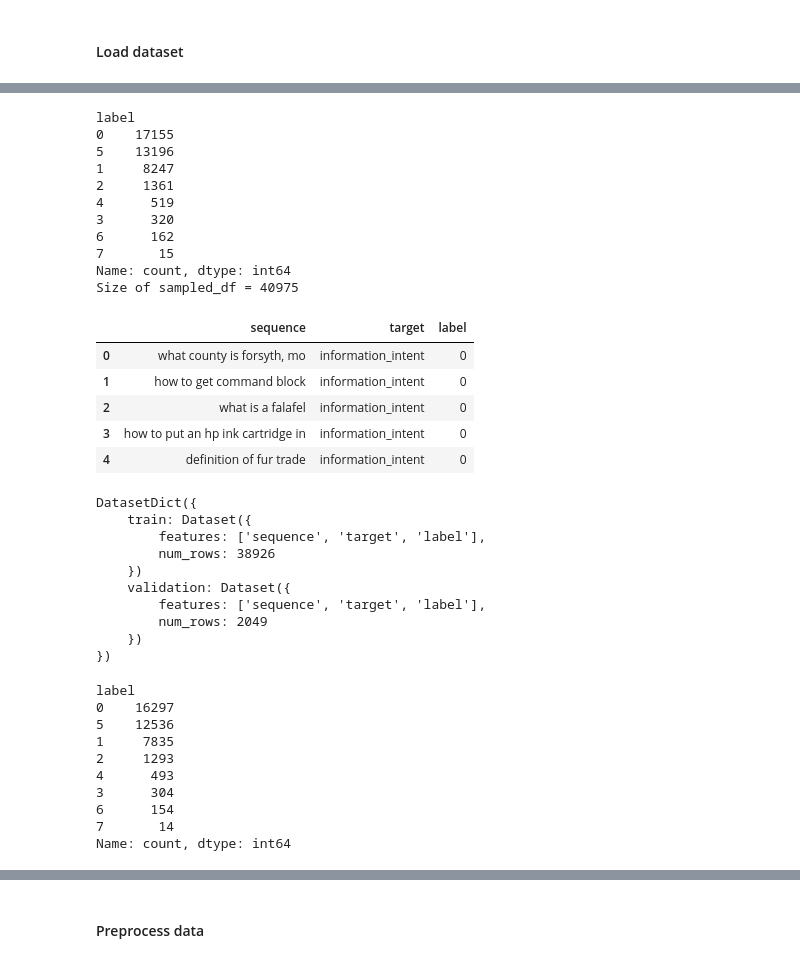
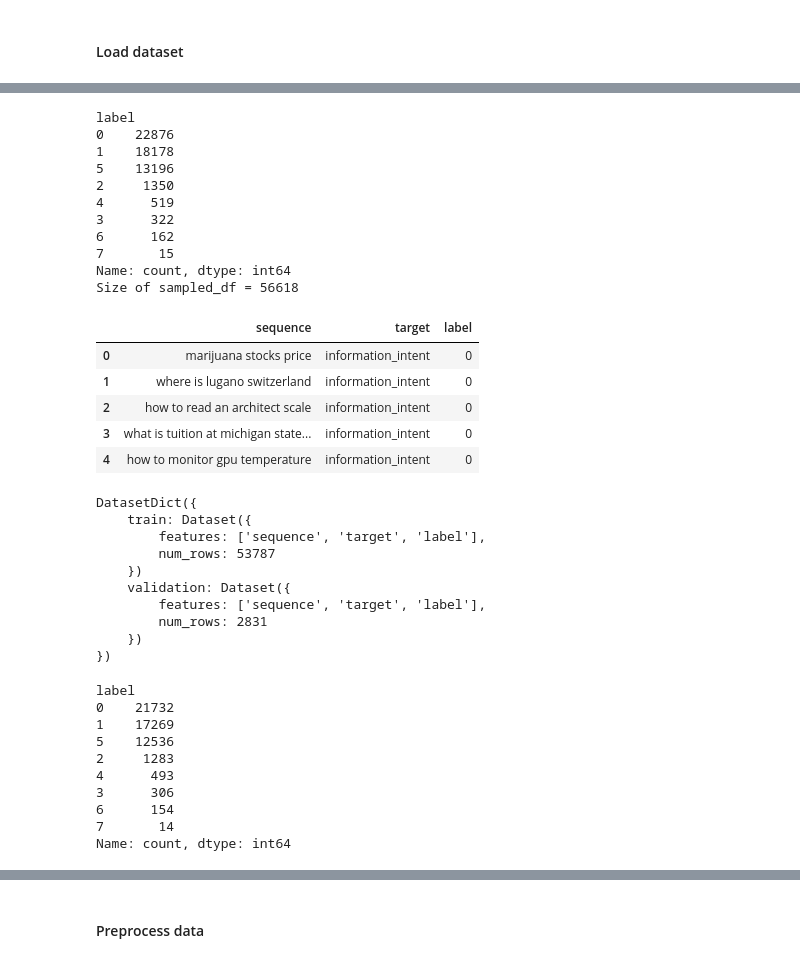
Before and after one commit to mozilla/smart_intent, a Jupyter notebook: notebooks/suggest_intent_classifier_mobileBERT_lora.ipynb, the cells around one changed output, grey strips where cells are left out. Saved outputs shown, nothing was run; the diff lists cells and outputs as text; code cells hidden in the pictures.

```diff
--- a/notebooks/suggest_intent_classifier_mobileBERT_lora.ipynb
+++ b/notebooks/suggest_intent_classifier_mobileBERT_lora.ipynb
@@ -81,7 +63,7 @@ MobileBertForSequenceClassification(
 # %% [markdown]
 #### Load dataset
 # %%
-df = pd.read_csv("data/marco_train.csv")
+df = pd.read_csv("data/marco_train_v2.csv")
 print(len(df))
 print(df['target'].value_counts())
 df.head(10)
@@ -195,45 +159,45 @@ del temp_df
 # Select only a sample from the actual data
 
 sampling_percentages = {
-    'information_intent': 0.15,  # 15% sampling for information_intent
+    'information_intent': 0.2,  # 20% sampling for information_intent
     'yelp_intent': 1.0,          # 100% sampling for yelp_intent
     'weather_intent': 1.0,       # 100% sampling for weather_intent
     'navigation_intent': 1.0,    # 100% sampling for navigation_intent
     'purchase_intent': 1.0,      # 100% sampling for purchase_intent
     'translation_intent': 1.0,   # 100% sampling for translation_intent
     'travel_intent': 1.0,        # 100% sampling for travel_intent
     'unknown': 1.0               # 100% sampling for unknown
 }
 
 # Sample from each target group based on the defined percentages
 sampled_df = df.groupby('target', group_keys=False).apply(
     lambda x: x.sample(frac=sampling_percentages.get(x.name, 1.0))
 ).reset_index(drop=True)
 
 sampled_df['label'] = sampled_df['target'].map(label2id)
 # sampled_df = sampled_df.rename(columns={'target': 'label'})
 
 print(sampled_df['label'].value_counts())
 print(f"Size of sampled_df = {len(sampled_df)}")
 sampled_df.head()
 # %% [output]
 label
-0    17155
+0    22876
+1    18178
 5    13196
-1     8247
-2     1361
+2     1350
 4      519
-3      320
+3      322
 6      162
 7       15
 Name: count, dtype: int64
-Size of sampled_df = 40975
+Size of sampled_df = 56618
 |  | sequence | target | label |
-| 0 | what county is forsyth, mo | information_intent | 0 |
-| 1 | how to get command block | information_intent | 0 |
-| 2 | what is a falafel | information_intent | 0 |
-| 3 | how to put an hp ink cartridge in | information_intent | 0 |
-| 4 | definition of fur trade | information_intent | 0 |
+| 0 | marijuana stocks price | information_intent | 0 |
+| 1 | where is lugano switzerland | information_intent | 0 |
+| 2 | how to read an architect scale | information_intent | 0 |
+| 3 | what is tuition at michigan state... | information_intent | 0 |
+| 4 | how to monitor gpu temperature | information_intent | 0 |
 # %%
 # Step 1: Split the DataFrame into train and validation sets
 train_df, val_df = train_test_split(sampled_df, test_size=0.05, random_state=42, stratify=sampled_df['label'])
@@ -254,23 +218,23 @@ print(dataset_dict)
 DatasetDict({
     train: Dataset({
         features: ['sequence', 'target', 'label'],
-        num_rows: 38926
+        num_rows: 53787
     })
     validation: Dataset({
         features: ['sequence', 'target', 'label'],
-        num_rows: 2049
+        num_rows: 2831
     })
 })
 # %%
 train_df['label'].value_counts()
 # %% [output]
 label
-0    16297
+0    21732
+1    17269
 5    12536
-1     7835
-2     1293
+2     1283
 4      493
-3      304
+3      306
 6      154
 7       14
 Name: count, dtype: int64
```
Also changed, not shown: parts of 22 cells of this notebook.
